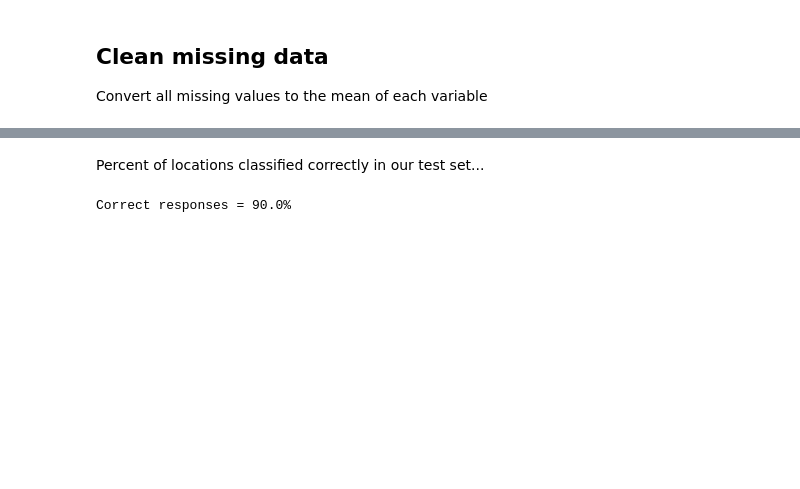
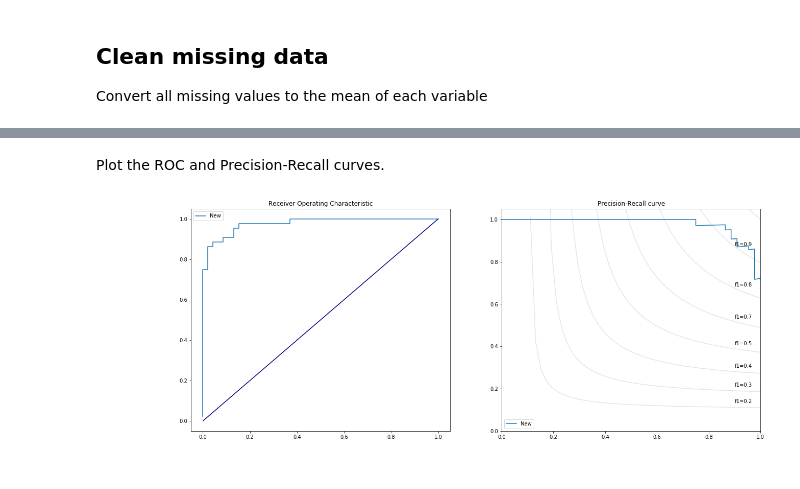
Before and after one commit to cgloge/vineyard_scout, a Jupyter notebook: build_vineyard_scout.ipynb, the cells around one changed output, grey strips where cells are left out. Cells and saved outputs as stored; diff of their text form; code cells hidden in the pictures; blank space fills up the shorter version.

```diff
--- a/build_vineyard_scout.ipynb
+++ b/build_vineyard_scout.ipynb
@@ -300,6 +194,42 @@ while i < len(y_hat):
-# %% [markdown]
-Percent of locations classified correctly in our test set...
-# %%
-print('Correct responses = ' + str(np.mean(accuracy)*100) + '%')
-# %% [output]
-Correct responses = 90.0%
+# %% [markdown]
+Plot the ROC and Precision-Recall curves.
+# %%
+from sklearn.metrics import roc_curve, precision_recall_curve
+
+def plot_performance_curves(clfs, tsX, tsY):
+    plt.figure(figsize=(20, 8))
+    plt.subplot(121)
+    for name, clf in clfs:
+        probs = clf.predict_proba(tsX)[:, 1]
+        fpr, tpr, thresholds = roc_curve(tsY, probs)
+        plt.plot(fpr, tpr, label=name)
+
+    plt.plot([0, 1], [0, 1], color='navy')
+    plt.title('Receiver Operating Characteristic')
+    plt.legend(loc='best')
+
+    plt.subplot(122)
+    f_scores = np.linspace(0.2, 1.0, num=8)
+    lines = []
+    labels = []
+    for f_score in f_scores:
+        x = np.linspace(0.01, 1)
+        y = f_score * x / (2 * x - f_score)
+        l, = plt.plot(x[y >= 0], y[y >= 0], color='gray', alpha=0.2)
+        plt.annotate('f1={0:0.1f}'.format(f_score), xy=(0.9, y[45] + 0.02))
+
+    for name, clf in clfs:
+        probs = clf.predict_proba(tsX)[:, 1]
+        precision, recall, _ = precision_recall_curve(tsY, probs)
+        plt.plot(recall, precision, label=name)
+
+    plt.title('Precision-Recall curve')
+    plt.legend(loc='best')
+
+    plt.xlim([0.0, 1.0])
+    plt.ylim([0.0, 1.05])
+    plt.show()
+
+plot_performance_curves([('New', conv_clf)], tsX, tsY)
+# %% [output]
+[figure, added]
```
Also changed, not shown: parts of 28 cells of this notebook, 2 other files.
